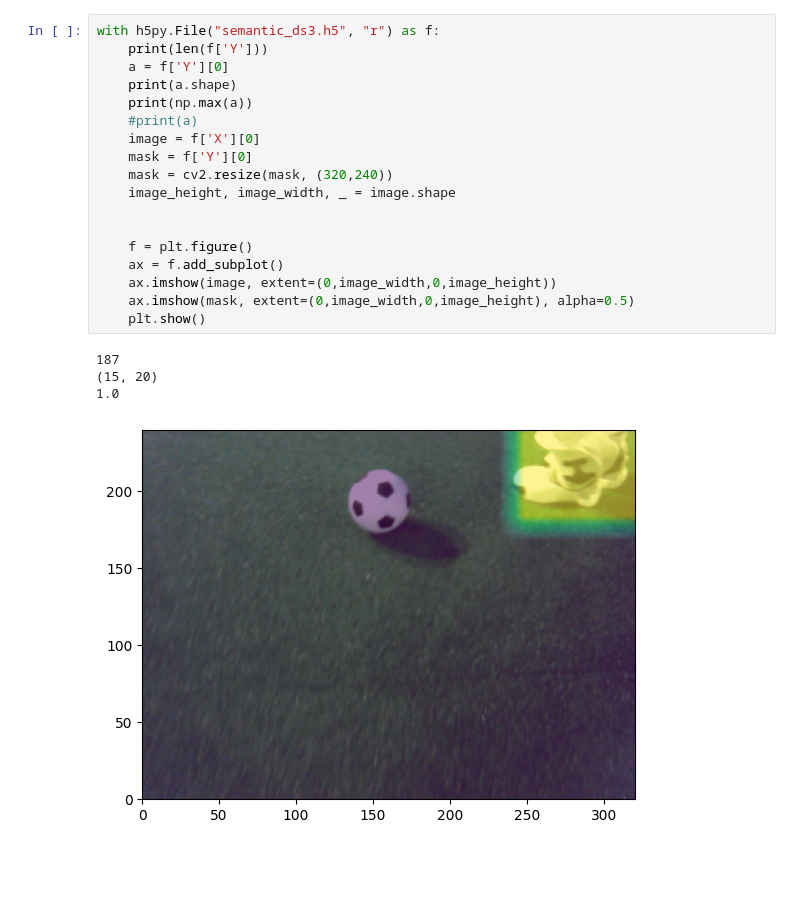
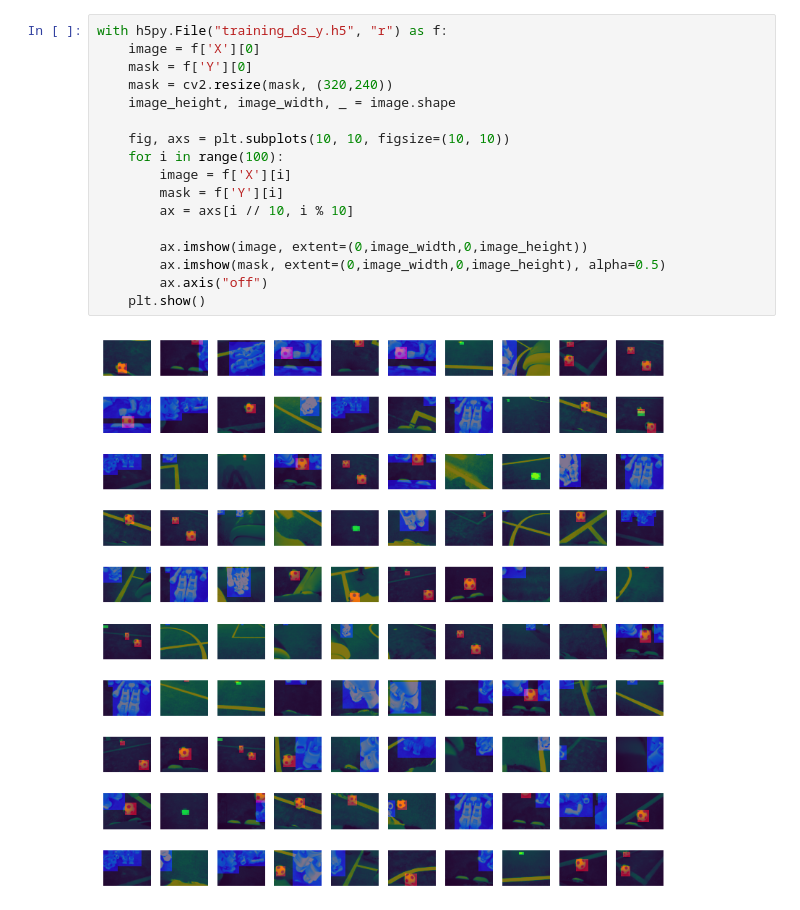
Before and after one commit to BerlinUnited/NaoTH-Deeplearning, a Jupyter notebook: semantic_segmentation_lc/visualize_ds.ipynb, the cells around one changed output. Cells and saved outputs as stored; diff of their text form; blank space fills up the shorter version.

```diff
--- a/semantic_segmentation_lc/visualize_ds.ipynb
+++ b/semantic_segmentation_lc/visualize_ds.ipynb
@@ -6,23 +16,19 @@ import cv2
 # %%
-with h5py.File("semantic_ds3.h5", "r") as f:
-    print(len(f['Y']))
-    a = f['Y'][0]
-    print(a.shape)
-    print(np.max(a))
-    #print(a)
+with h5py.File("training_ds_y.h5", "r") as f:
     image = f['X'][0]
     mask = f['Y'][0]
     mask = cv2.resize(mask, (320,240))
     image_height, image_width, _ = image.shape
 
+    fig, axs = plt.subplots(10, 10, figsize=(10, 10))
+    for i in range(100):
+        image = f['X'][i]
+        mask = f['Y'][i]
+        ax = axs[i // 10, i % 10]
 
-    f = plt.figure()
-    ax = f.add_subplot()
-    ax.imshow(image, extent=(0,image_width,0,image_height))
-    ax.imshow(mask, extent=(0,image_width,0,image_height), alpha=0.5)
+        ax.imshow(image, extent=(0,image_width,0,image_height))
+        ax.imshow(mask, extent=(0,image_width,0,image_height), alpha=0.5)
+        ax.axis("off")
     plt.show()
 # %% [output]
-187
-(15, 20)
-1.0
-[figure, old version]
+[figure, new version]
```
Also changed, not shown: parts of 11 cells of this notebook, 8 other files.
